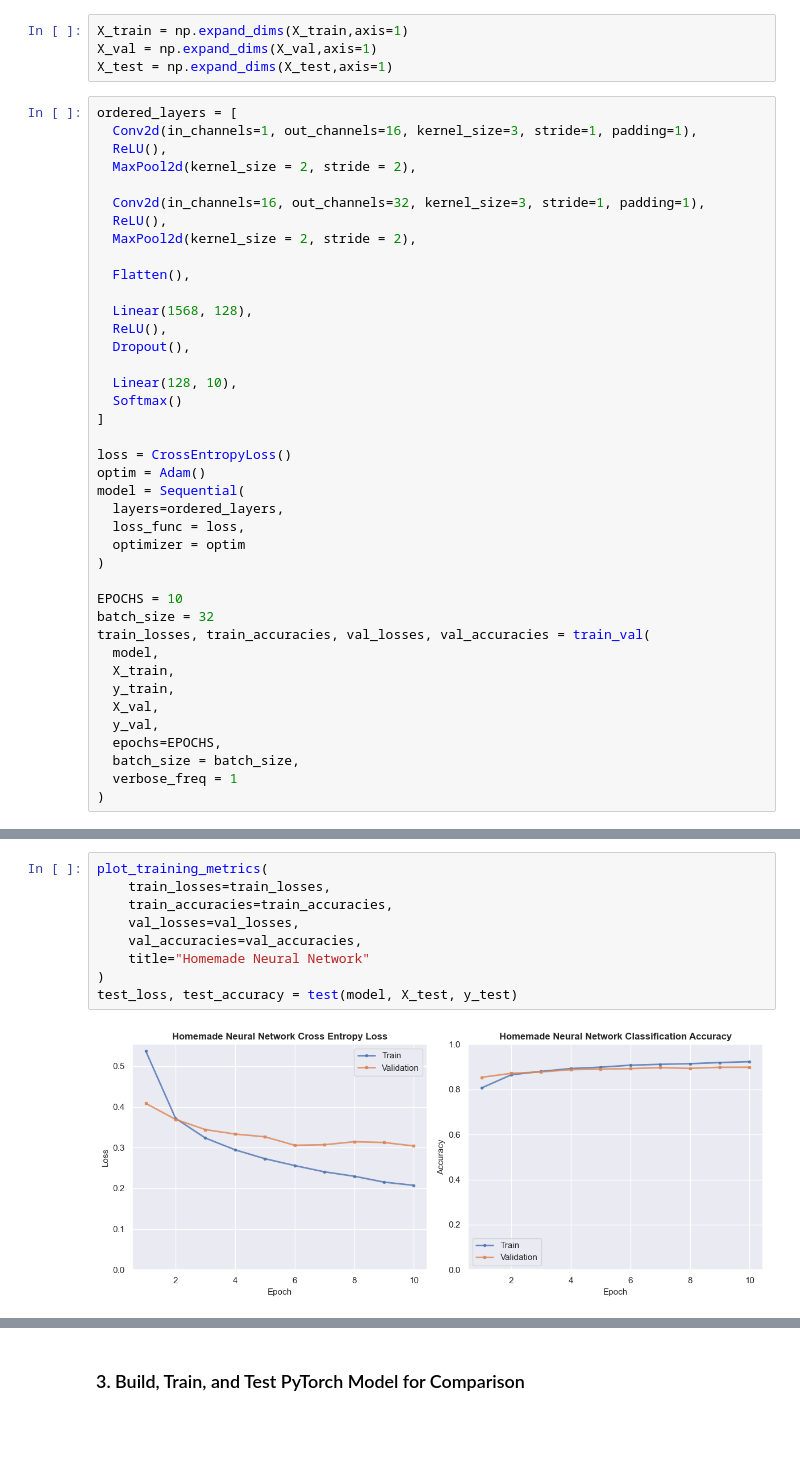
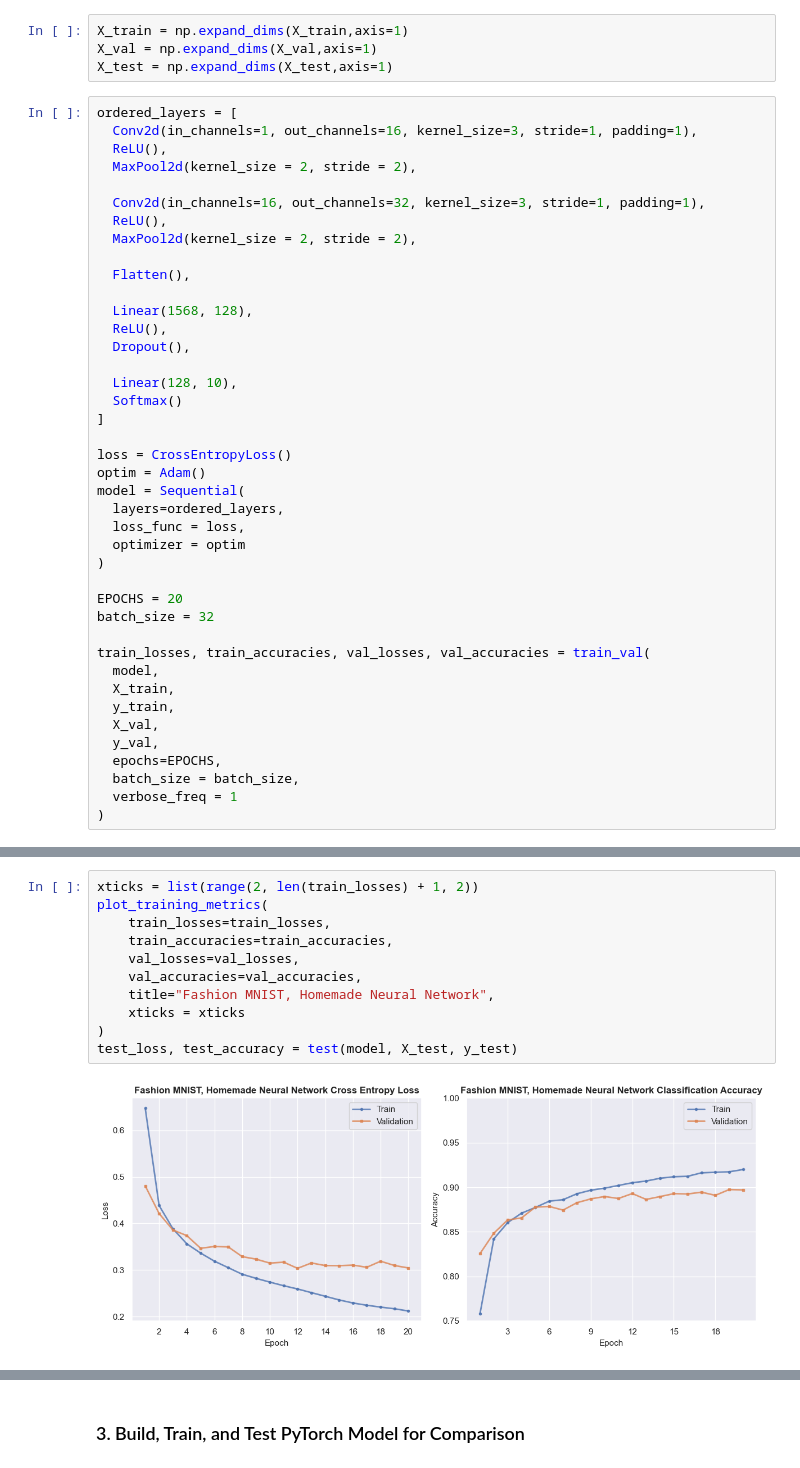
Before and after one commit to Jake0826/convolutional_neural_network_from_scratch, a Jupyter notebook: models/fashion_mnist.ipynb, the cells around one changed output, grey strips where cells are left out. Saved outputs shown, nothing was run; the diff lists cells and outputs as text; blank space fills up the shorter version.

```diff
--- a/models/fashion_mnist.ipynb
+++ b/models/fashion_mnist.ipynb
@@ -77,8 +77,9 @@ model = Sequential(
   optimizer = optim
 )
 
-EPOCHS = 10
+EPOCHS = 20
 batch_size = 32
+
 train_losses, train_accuracies, val_losses, val_accuracies = train_val(
   model,
   X_train,
@@ -103,11 +114,13 @@ Epoch 10, Train Loss: 0.207304, Train Accuracy: 0.923020, Val Loss: 0.304150, Va
 # %%
+xticks = list(range(2, len(train_losses) + 1, 2))
 plot_training_metrics(
     train_losses=train_losses,
     train_accuracies=train_accuracies,
     val_losses=val_losses,
     val_accuracies=val_accuracies,
-    title="Homemade Neural Network"
+    title="Fashion MNIST, Homemade Neural Network",
+    xticks = xticks
 )
 test_loss, test_accuracy = test(model, X_test, y_test)
 # %% [output]
-[figure, old version]
+[figure, new version]
```
Also changed, not shown: parts of 8 cells of this notebook, 7 other files.
